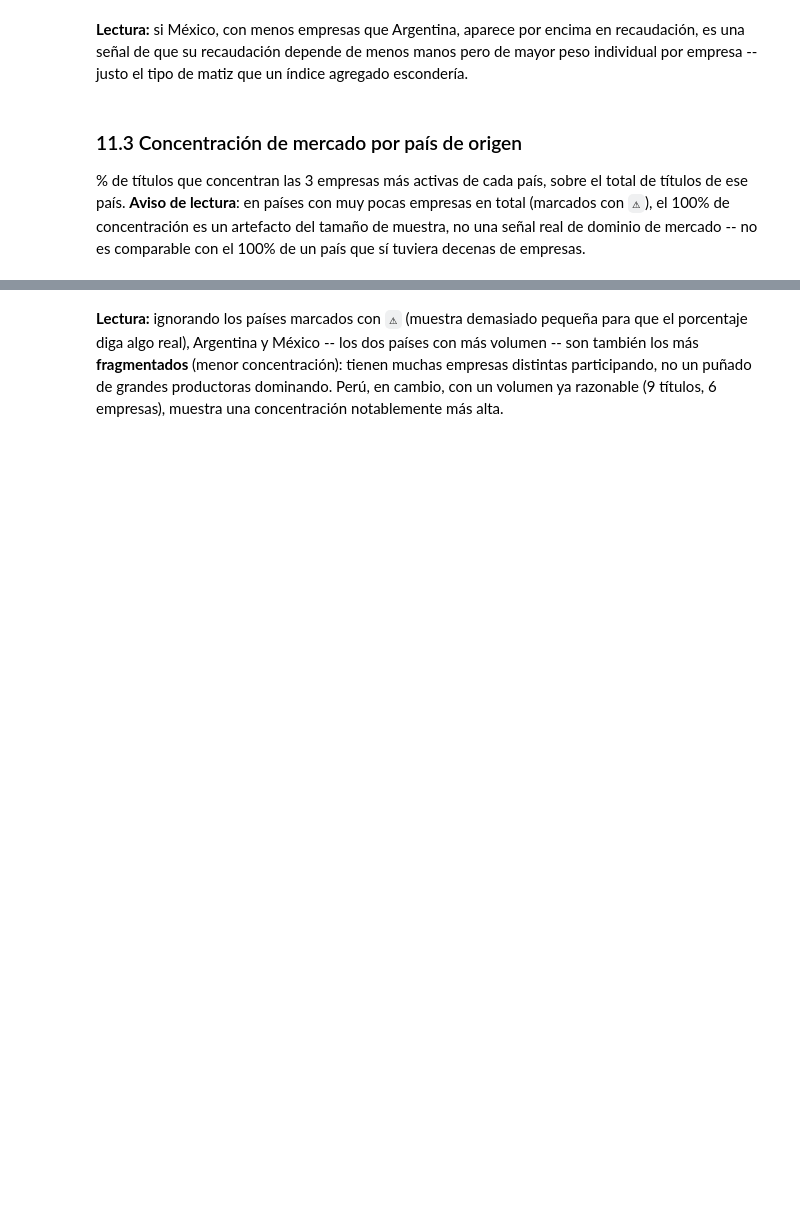
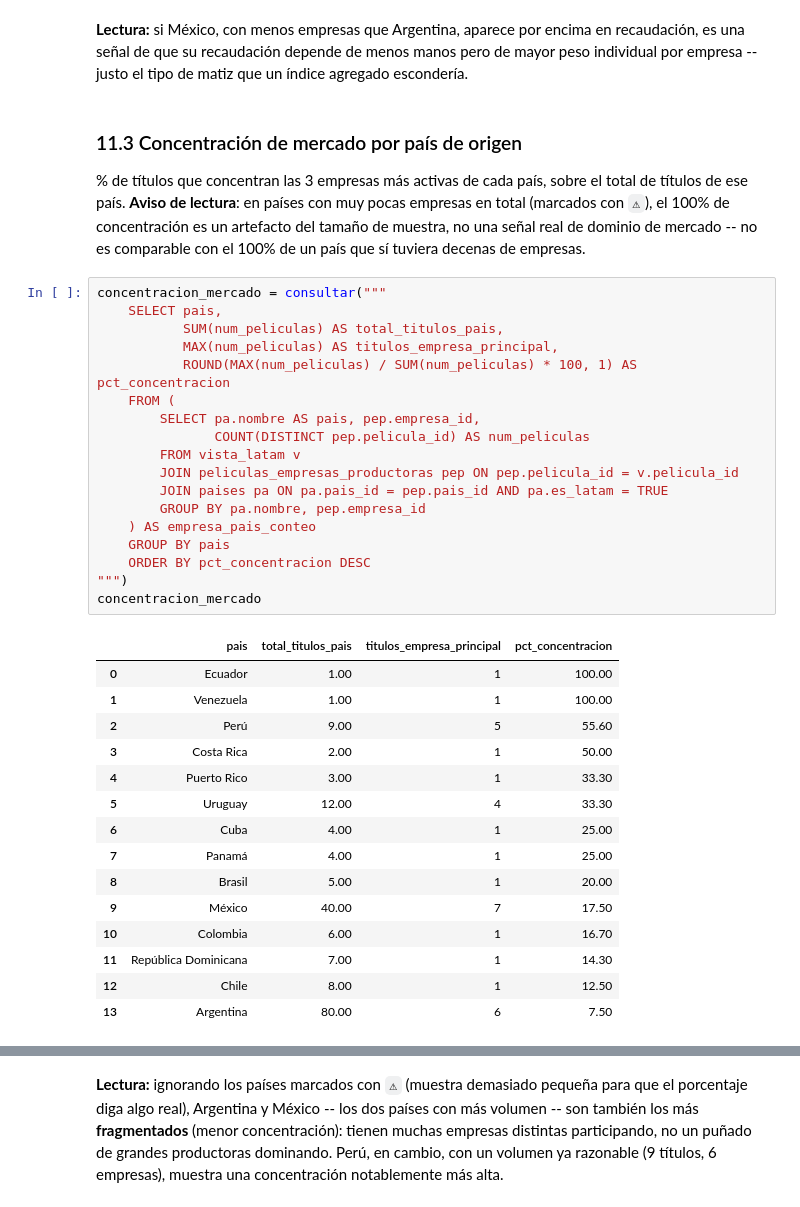
Before and after one commit to taniaesther-moviedata/LATAM-en-el-cine-ESP, a Jupyter notebook: 2 - ipynb/5_analisis_latam.ipynb, the cells around one changed output, grey strips where cells are left out. Saved outputs shown, nothing was run; the diff lists cells and outputs as text; blank space fills up the shorter version.

```diff
--- a/2 - ipynb/5_analisis_latam.ipynb
+++ b/2 - ipynb/5_analisis_latam.ipynb
@@ -1796,6 +2095,40 @@ muy pocas empresas en total (marcados con `⚠`), el 100% de concentración
 es un artefacto del tamaño de muestra, no una señal real de dominio de
 mercado -- no es comparable con el 100% de un país que sí tuviera decenas
 de empresas.
+# %%
+concentracion_mercado = consultar("""
+    SELECT pais,
+           SUM(num_peliculas) AS total_titulos_pais,
+           MAX(num_peliculas) AS titulos_empresa_principal,
+           ROUND(MAX(num_peliculas) / SUM(num_peliculas) * 100, 1) AS pct_concentracion
+    FROM (
+        SELECT pa.nombre AS pais, pep.empresa_id,
+               COUNT(DISTINCT pep.pelicula_id) AS num_peliculas
+        FROM vista_latam v
+        JOIN peliculas_empresas_productoras pep ON pep.pelicula_id = v.pelicula_id
+        JOIN paises pa ON pa.pais_id = pep.pais_id AND pa.es_latam = TRUE
+        GROUP BY pa.nombre, pep.empresa_id
+    ) AS empresa_pais_conteo
+    GROUP BY pais
+    ORDER BY pct_concentracion DESC
+""")
+concentracion_mercado
+# %% [output]
+|  | pais | total_titulos_pais | titulos_empresa_principal | pct_concentracion |
+| 0 | Ecuador | 1.00 | 1 | 100.00 |
+| 1 | Venezuela | 1.00 | 1 | 100.00 |
+| 2 | Perú | 9.00 | 5 | 55.60 |
+| 3 | Costa Rica | 2.00 | 1 | 50.00 |
+| 4 | Puerto Rico | 3.00 | 1 | 33.30 |
+| 5 | Uruguay | 12.00 | 4 | 33.30 |
+| 6 | Cuba | 4.00 | 1 | 25.00 |
+| 7 | Panamá | 4.00 | 1 | 25.00 |
+| 8 | Brasil | 5.00 | 1 | 20.00 |
+| 9 | México | 40.00 | 7 | 17.50 |
+| 10 | Colombia | 6.00 | 1 | 16.70 |
+| 11 | República Dominicana | 7.00 | 1 | 14.30 |
+| 12 | Chile | 8.00 | 1 | 12.50 |
+| 13 | Argentina | 80.00 | 6 | 7.50 |
 # %%
 concentracion_pais_empresas = consultar("""
     SELECT ep.nombre AS empresa, pa.nombre AS pais, COUNT(DISTINCT v.pelicula_id) AS num_peliculas
```
Also changed, not shown: parts of 21 cells of this notebook, 1 other file.
